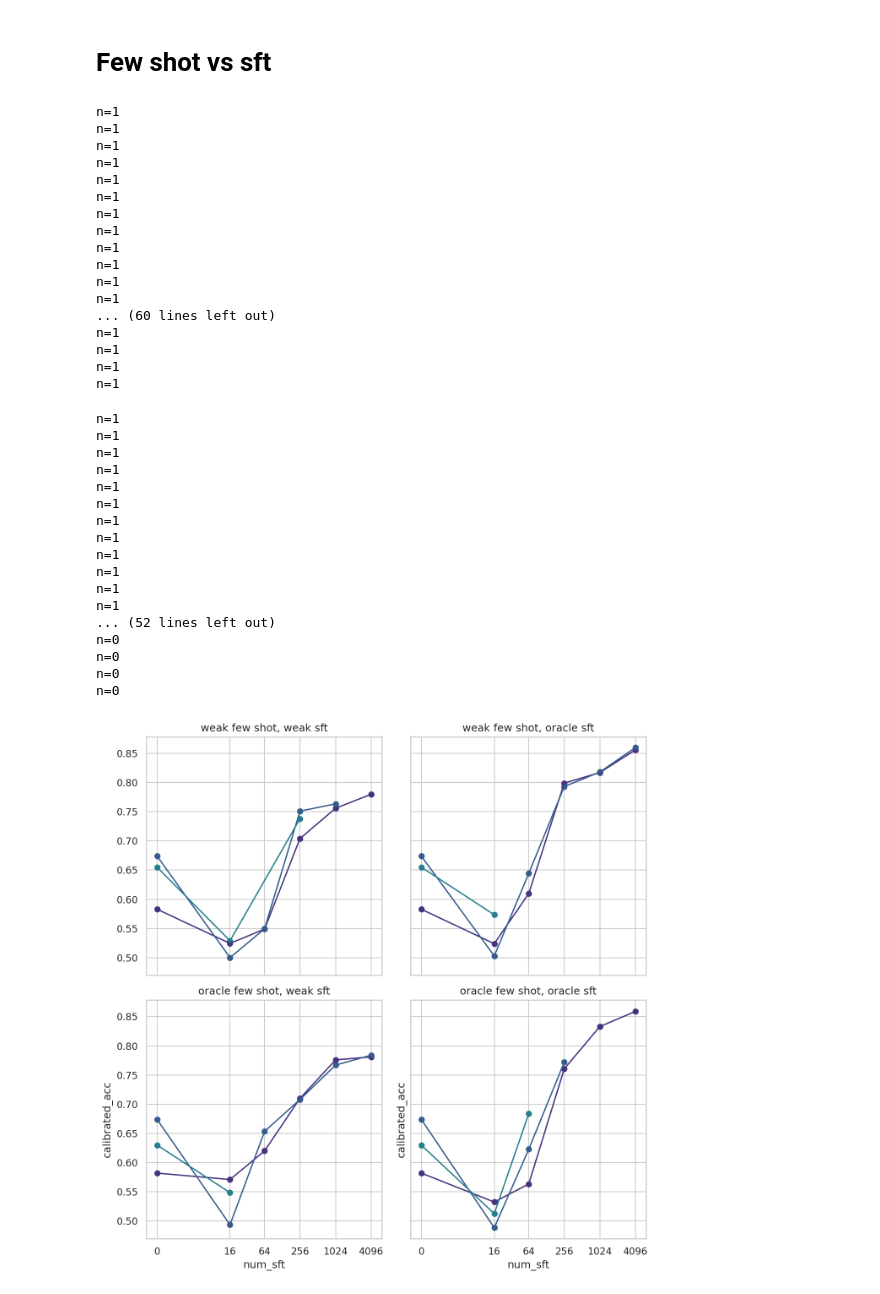
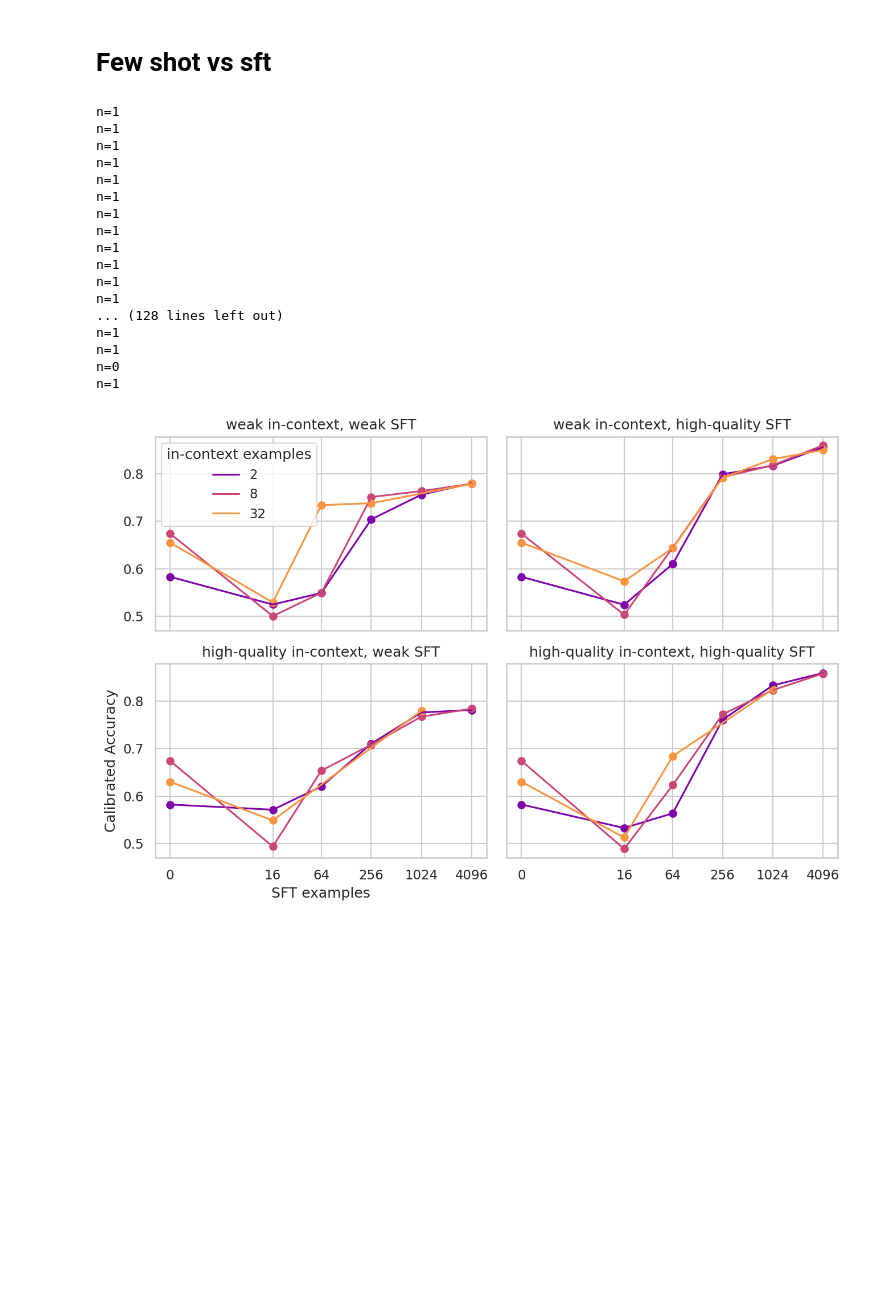
Before and after one commit to EleutherAI/scalable-elicitation, a Jupyter notebook: figures.ipynb, the cells around one changed output. Drawn from its saved outputs; the diff is of its cells as text; code cells hidden in the pictures; blank space fills up the shorter version.

```diff
--- a/figures.ipynb
+++ b/figures.ipynb
@@ -290,7 +298,7 @@ strong_model = "meta-llama/Meta-Llama-3-8B"
 sweep_name = "seq_sft_both_estop_clean_disjoint"
 weak_spending_fracs = [0.0, 0.05, 0.2, 0.4, 0.6, 0.8, 0.95, 1.0]
 oracle_affordables = [16, 64, 256, 512, 1024, 4096, 8192]
-sns.set_palette("viridis_r", n_colors=len(oracle_affordables))
+sns.set_palette("plasma_r", n_colors=len(oracle_affordables))
 current_base_ds_names = base_ds_names.copy()
 current_base_ds_names.remove("boolq")
 current_base_ds_names.remove("cola")
@@ -353,5 +361,22 @@ plt.show()
 # %% [markdown]
 # Pareto frontier figure
+# %%
+def get_pareto_points(costs, perfs, cost_rtol=0.01, perf_atol=0.002):
+    # go from low cost to high cost. The cheapest point is on the paretor frontier.
+    # Every time a new highest perf is observed, add it to the pareto frontier,
+    # unless there's something better within rtol cost of it
+    pairs = sorted(list(zip(costs, perfs)), key=lambda x: (x[0], -x[1]))
+    best_perf = pairs[0][1]
+    frontier = [pairs[0]]
+    for pair in pairs[1:]:
+        if pair[1] <= best_perf + perf_atol:
+            continue
+        other_pairs = [p for p in pairs if p != pair]
+        neighbors = [p for p in other_pairs if abs(p[0] - pair[0])/pair[0] <= cost_rtol]
+        if all(p[1] < pair[1] for p in neighbors):
+            frontier.append(pair)
+            best_perf = pair[1]
+    return tuple(map(list, zip(*frontier)))
 # %%
 sns.set_theme(style="whitegrid")
 sns.set_palette("viridis")
@@ -499,13 +498,16 @@ weak_model = "Qwen1.5-0.5B"
 strong_model = "meta-llama/Meta-Llama-3-8B"
 
 current_ds_names = [f"{name}_{weak_model}" for name in ["cosmos_qa", "social_i_qa"]]
+num_few_shots = [2, 8, 32]
+sns.set_theme(style="whitegrid")
+sns.set_palette("plasma", n_colors=len(num_few_shots))
 num_sfts = [0, 16, 64, 256, 1024, 4096]
 
-fig, axs = plt.subplots(2, 2, figsize=(9, 9), sharex=True, sharey=True, dpi=150)
+fig, axs = plt.subplots(2, 2, figsize=(9, 6), sharex=True, sharey=True, dpi=150)
 for i, few_shot_type in enumerate(["weak", "oracle"]):
     for j, sft_type in enumerate(["weak", "oracle"]):
         plt.sca(axs[i, j])
-        for num_few_shot in [2, 8, 32]:
+        for num_few_shot in num_few_shots:
             accs = []
             plotted_num_sfts = []
             for num_sft in num_sfts:
@@ -519,7 +521,7 @@ for i, few_shot_type in enumerate(["weak", "oracle"]):
                     sweep_name = f"{num_few_shot}{few_shot_type}_prompt_{sft_type}_sft_estop"
 
                 current_accs = []
-                for j, ds_name in enumerate(current_ds_names):
+                for ds_name in current_ds_names:
                     run_name = (
                         ds_name,
                         strong_model,
@@ -532,54 +534,43 @@ for i, few_shot_type in enumerate(["weak", "oracle"]):
                     continue
                 accs.append(np.mean(current_accs))
                 plotted_num_sfts.append(num_sft)
 
             lp1_num_sfts = np.log2(np.array(plotted_num_sfts) + 1)
             plt.plot(lp1_num_sfts, accs, label=f"{num_few_shot}")
             plt.scatter(lp1_num_sfts, accs)
 
         x_locs = np.log2(np.array(num_sfts) + 1)
         x_labels = [str(round(2**x) - 1) for x in x_locs]
         plt.xticks(x_locs, x_labels)
         plt.gca().set_xticklabels(x_labels)
-        plt.title(f"{few_shot_type} few shot, {sft_type} sft")
-        if i == 1 and j == 1:
-            plt.xlabel("num_sft")
-            plt.ylabel(metric)
+
+        few_shot_type_name = "high-quality" if few_shot_type == "oracle" else few_shot_type
+        sft_type_name = "high-quality" if sft_type == "oracle" else sft_type
+        plt.title(f"{few_shot_type_name} in-context, {sft_type_name} SFT")
+        if i == 1 and j == 0:
+            plt.xlabel("SFT examples")
+            plt.ylabel(metric.replace("calibrated_acc", "Calibrated Accuracy").replace("acc", "Accuracy"))
+        if i == 0 and j == 0:
+            plt.legend(title="in-context examples")
 plt.tight_layout()
+plt.savefig("_figures/prompt_vs_sft.pdf", bbox_inches="tight")
 plt.show()
 # %% [output]
 n=1
 n=1
 n=1
 n=1
 n=1
 n=1
 n=1
 n=1
 n=1
 n=1
 n=1
 n=1
-... (60 lines left out)
+... (128 lines left out)
 n=1
 n=1
+n=0
 n=1
-n=1
-n=1
-n=1
-n=1
-n=1
-n=1
-n=1
-n=1
-n=1
-n=1
-n=1
-n=1
-n=1
-... (52 lines left out)
-n=0
-n=0
-n=0
-n=0
-[figure, old version]
+[figure, new version]
```
Also changed, not shown: parts of 12 cells of this notebook, 2 other files.
